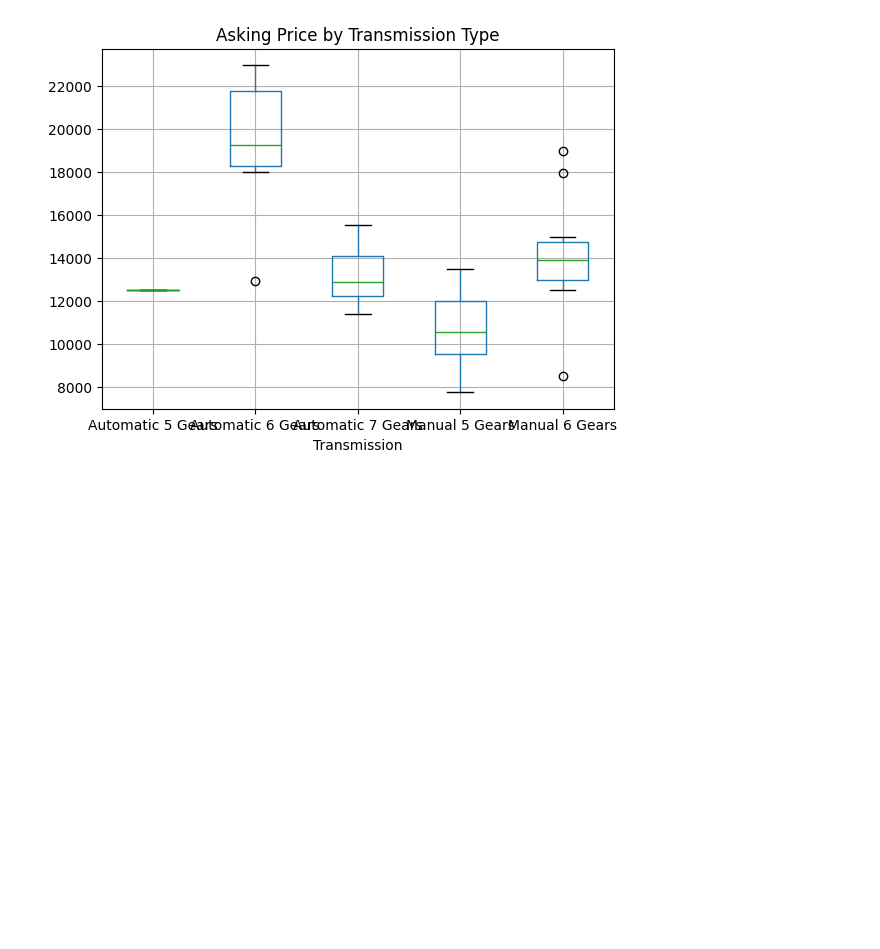
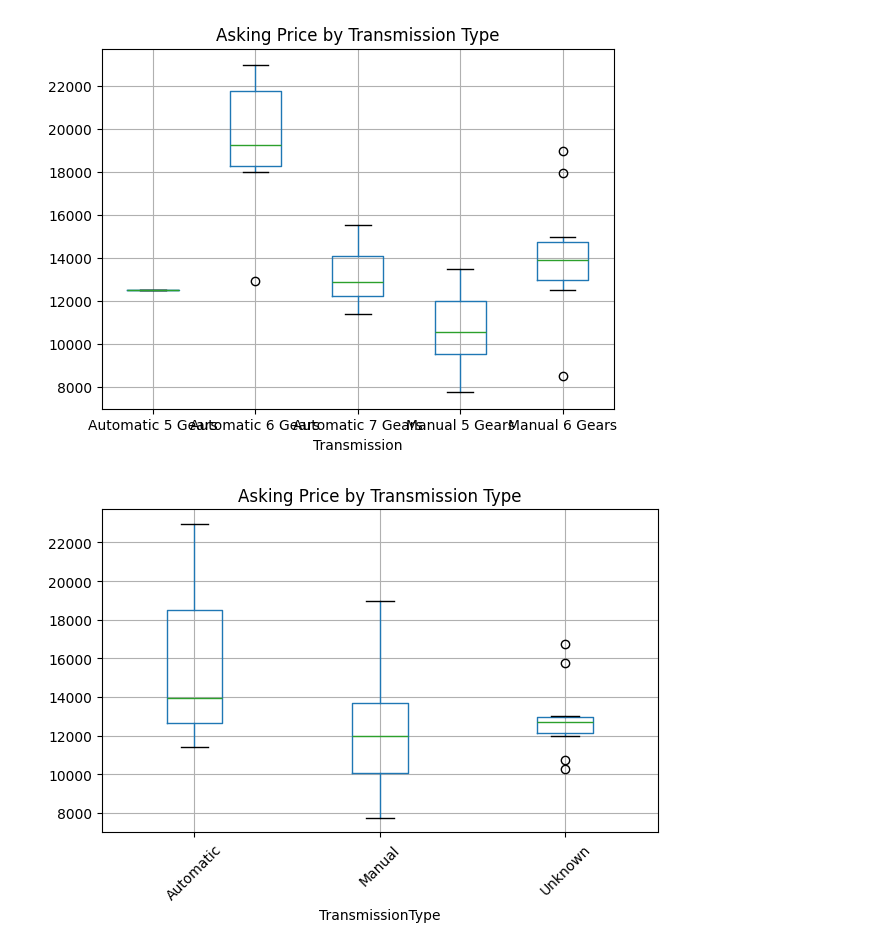
Before and after one commit to AdilVural/learningGithubErasmus, a Jupyter notebook: 2025_2026_DSBA_AI_StatisticsforDataScience/week 1/Day-1-AssignmentPython.ipynb, the cells around one changed output. Saved outputs shown, nothing was run; the diff lists cells and outputs as text; code cells hidden in the pictures; blank space fills up the shorter version.

```diff
--- a/2025_2026_DSBA_AI_StatisticsforDataScience/week 1/Day-1-AssignmentPython.ipynb
+++ b/2025_2026_DSBA_AI_StatisticsforDataScience/week 1/Day-1-AssignmentPython.ipynb
@@ -448,3 +448,15 @@ plt.suptitle("")
 plt.show()
 # %% [output]
 [figure]
+# %%
+# Example:
+vwgolf.corr(numeric_only=True)
+
+vwgolf.boxplot(column="AskingPrice", by="TransmissionType")
+plt.title("Asking Price by Transmission Type")
+plt.suptitle("")  # Remove automatic pandas subtitle
+plt.xticks(rotation=45)  # Roteer x-as labels 45 graden
+plt.tight_layout()  # Zorg voor betere spacing
+plt.show()
+# %% [output]
+[figure, added]
```
